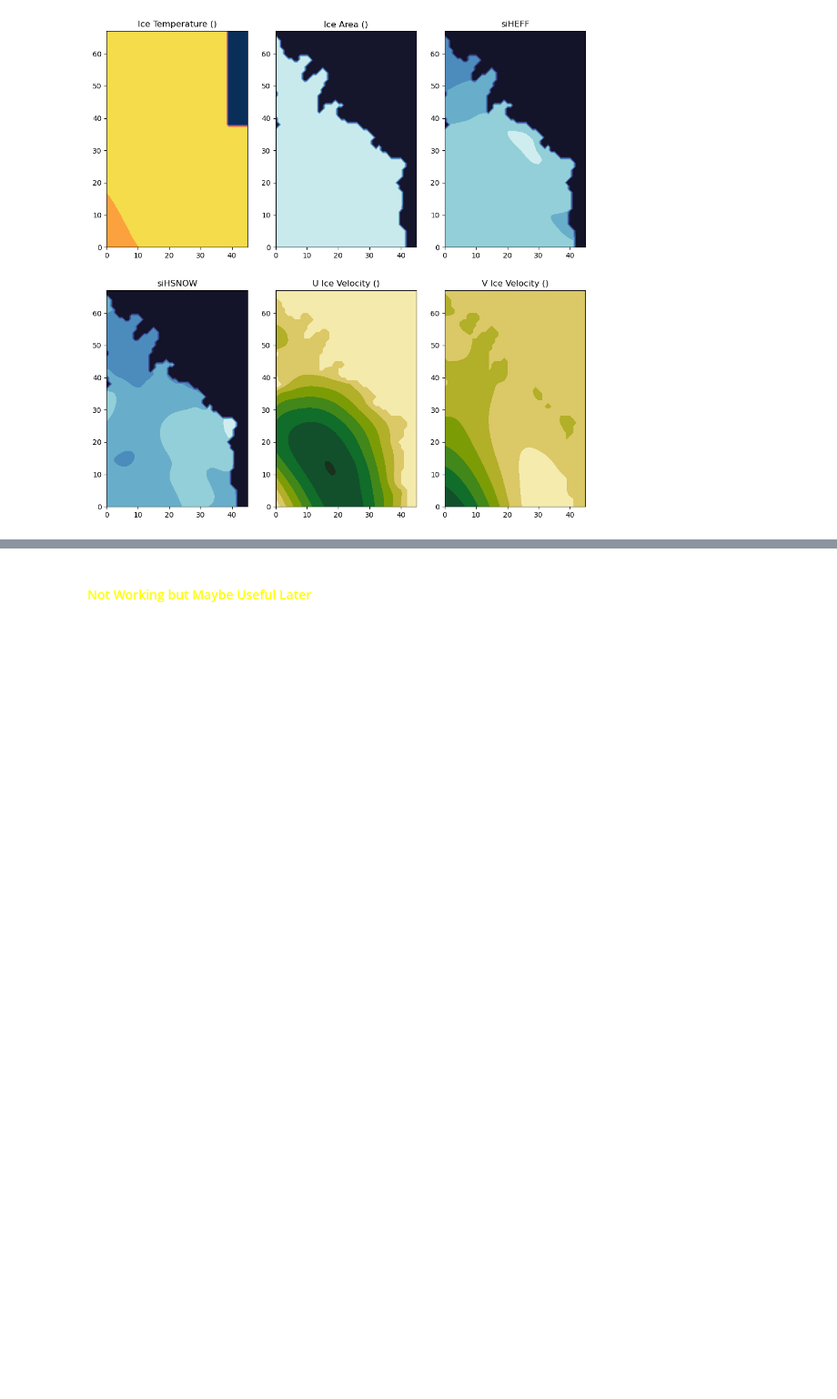
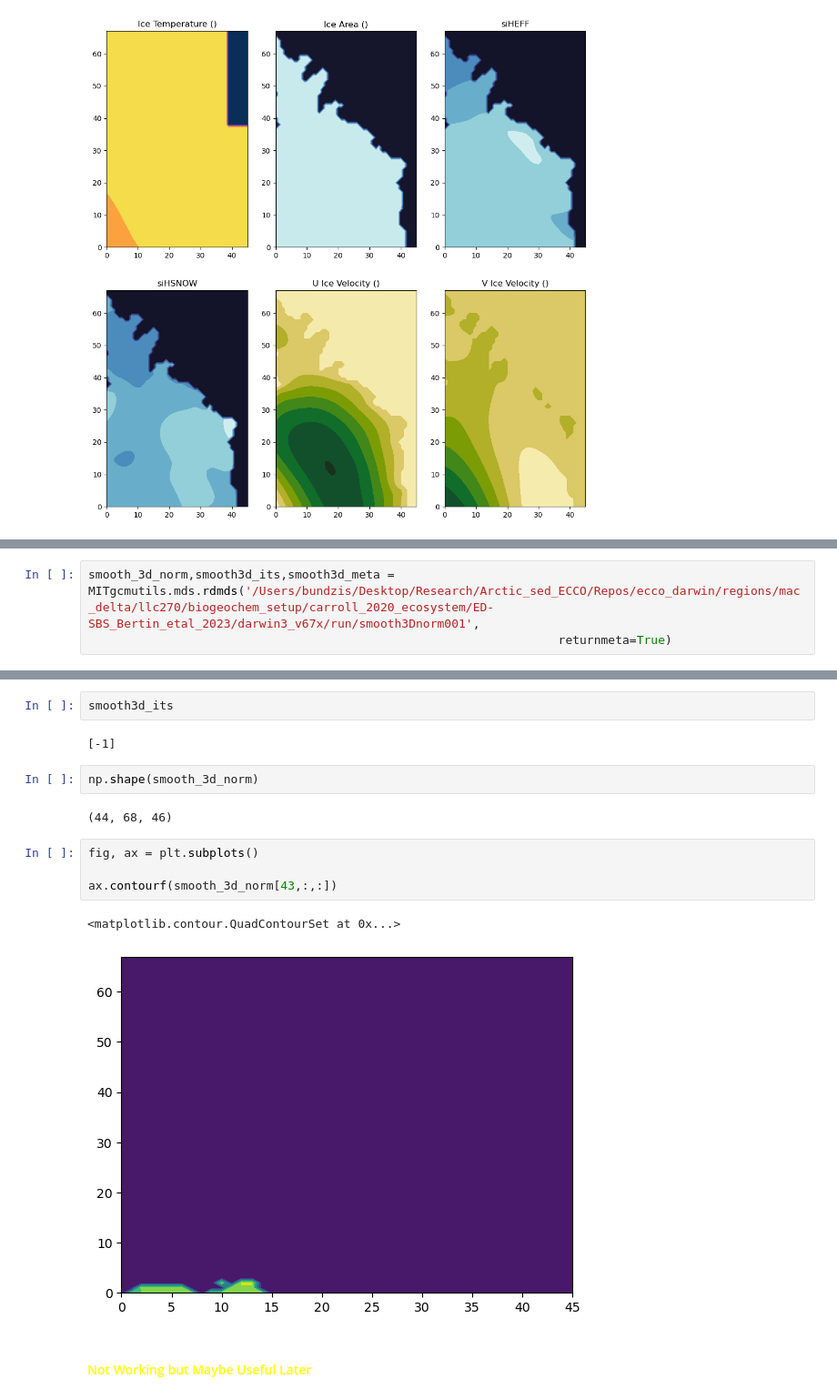
Before and after one commit to bundzis/ECCO_Darwin_analysis, a Jupyter notebook: Analysis/explore_ecco_darwin_output.ipynb, the cells around one changed output, grey strips where cells are left out. Shown at 91% size. Cells and saved outputs as stored; diff of their text form; blank space fills up the shorter version.

```diff
--- a/Analysis/explore_ecco_darwin_output.ipynb
+++ b/Analysis/explore_ecco_darwin_output.ipynb
@@ -222,0 +566,3 @@ Text(0.5, 1.0, 'V Ice Velocity ()')
+# %%
+smooth_3d_norm,smooth3d_its,smooth3d_meta = MITgcmutils.mds.rdmds('/Users/bundzis/Desktop/Research/Arctic_sed_ECCO/Repos/ecco_darwin/regions/mac_delta/llc270/biogeochem_setup/carroll_2020_ecosystem/ED-SBS_Bertin_etal_2023/darwin3_v67x/run/smooth3Dnorm001',
+                                                                  returnmeta=True)
@@ -223,3 +577,18 @@ Text(0.5, 1.0, 'V Ice Velocity ()')
+# %%
+smooth3d_its
+# %% [output]
+[-1]
+# %%
+np.shape(smooth_3d_norm)
+# %% [output]
+(44, 68, 46)
+# %%
+fig, ax = plt.subplots()
+
+ax.contourf(smooth_3d_norm[43,:,:])
+# %% [output]
+<matplotlib.contour.QuadContourSet at 0x...>
+[figure, added]
 # %% [markdown]
 #### <span style="color:yellow"> Not Working but Maybe Useful Later </span>
 # %%
```
Also changed, not shown: parts of 23 cells of this notebook.
